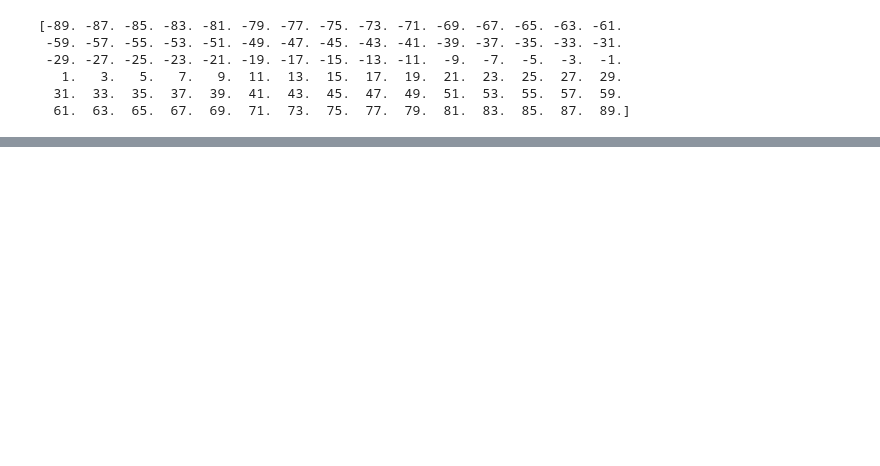
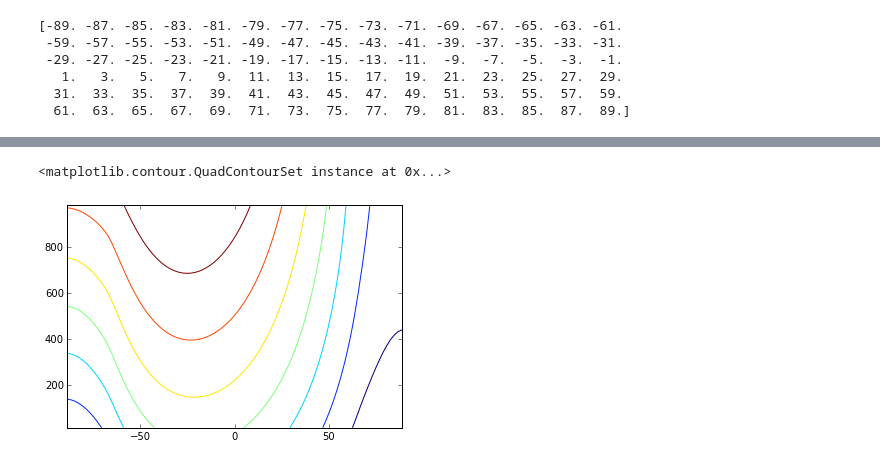
Before and after one commit to climlab/climlab, a Jupyter notebook: courseware/Latitude-dependent grey radiation.ipynb, the cells around one changed output, grey strips where cells are left out. Saved outputs shown, nothing was run; the diff lists cells and outputs as text; code cells hidden in the pictures; blank space fills up the shorter version.

```diff
--- a/courseware/Latitude-dependent grey radiation.ipynb
+++ b/courseware/Latitude-dependent grey radiation.ipynb
@@ -58,0 +81,5 @@ AttributeError: 'DailyInsolation' object has no attribute 'insolation_array'
+# %%
+plt.contour(model.lat, model.lev, model.Tatm.transpose())
+# %% [output]
+<matplotlib.contour.QuadContourSet instance at 0x...>
+[figure, added]
```
Also changed, not shown: parts of 17 cells of this notebook, 2 other files.
